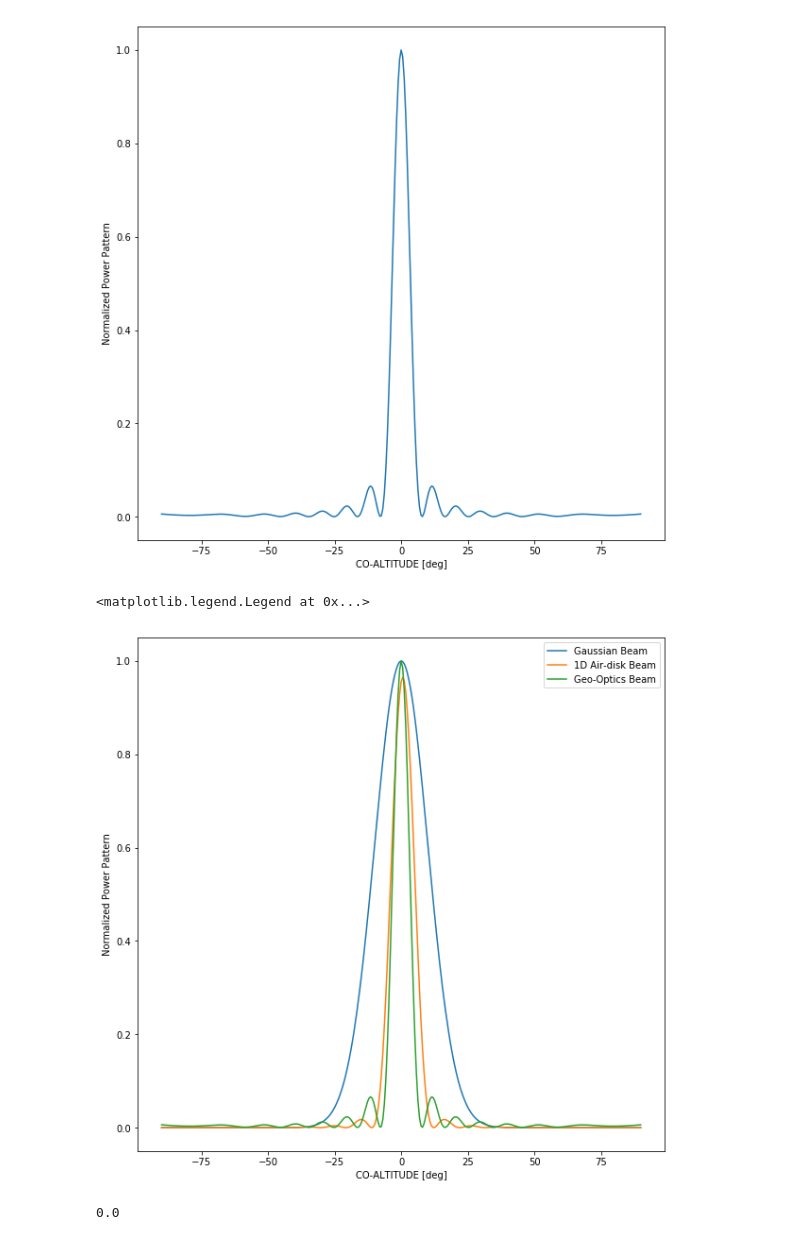
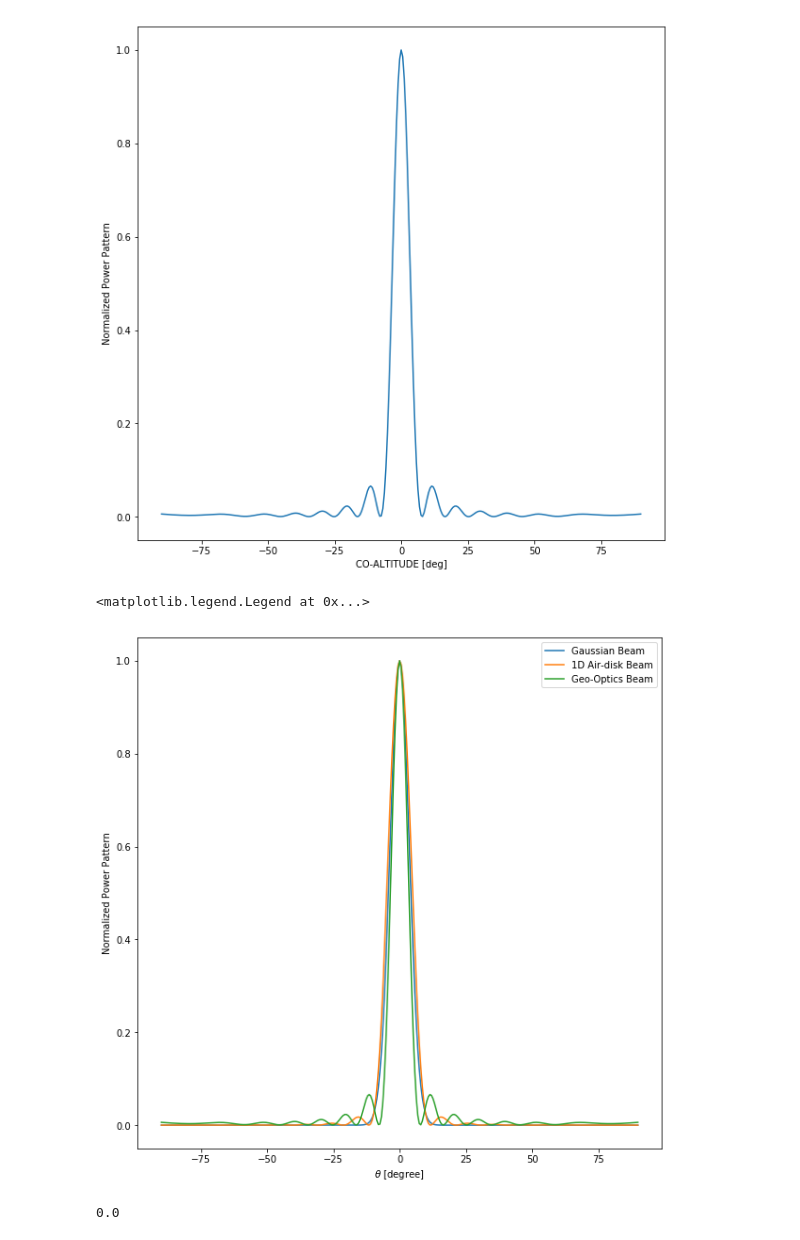
Before and after one commit to UKZN-Astronomy/hera_corrcal, a Jupyter notebook: Beam Simulator.ipynb, the cells around one changed output. Drawn from its saved outputs; the diff is of its cells as text; code cells hidden in the pictures.

```diff
--- a/Beam Simulator.ipynb
+++ b/Beam Simulator.ipynb
@@ -177,9 +181,9 @@ reference
 # %%
 #parametized airydisk
 
-a_x = np.random.normal(6.0,0.01)
-a_y = np.random.normal(6.0,0.01)
-q_0x,q_0y = 0.01, 0.02
+a_x = 6.0 #np.random.normal(6.0,0.01)
+a_y = 6.0 #np.random.normal(6.0,0.01)
+q_0x,q_0y = 0.0, 0.0
 
 theta, phi = np.arange(-np.pi/2.0,np.pi/2.0,0.01),np.arange(-np.pi,np.pi,0.01)
 
@@ -211,7 +215,7 @@ plt.colorbar()
 # %%
 #1d airy disk for phi =0 deg
 
-airy_disk_1d = [beam_simulator.param_airydisk(theta[theta_i],0.0,a_x,a_y,q_0x,q_0y,d_diam,d_block,freq_mid) for theta_i in range(theta.size)]
+airy_disk_1d = [beam_simulator.param_airydisk(theta[theta_i],0.0,a_x,a_y,q_0x,q_0y,d_diam,0.0,freq_mid) for theta_i in range(theta.size)]
 
 plt.figure(figsize=(10,10))
 plt.plot(np.rad2deg(theta),airy_disk_1d)
@@ -281,15 +285,15 @@ Text(0,0.5,'Normalized Power Pattern')
 # %%
 #plot all beam model
 plt.figure(figsize=(10,10))
 plt.plot(np.rad2deg(theta),gaussian,label='Gaussian Beam')
 plt.plot(np.rad2deg(theta),airy_disk_1d,label='1D Air-disk Beam')
 plt.plot(np.rad2deg(theta),beam_zenith, label ='Geo-Optics Beam')
-plt.xlabel('CO-ALTITUDE [deg]')
+plt.xlabel(r'$\theta$ [degree]')
 plt.ylabel('Normalized Power Pattern')
 plt.legend(loc='best')
 # %% [output]
 <matplotlib.legend.Legend at 0x...>
-[figure, old version]
+[figure, new version]
 # %%
 sp.j1(0)
 # %% [output]
```
Also changed, not shown: parts of 6 cells of this notebook, 2 other files.
